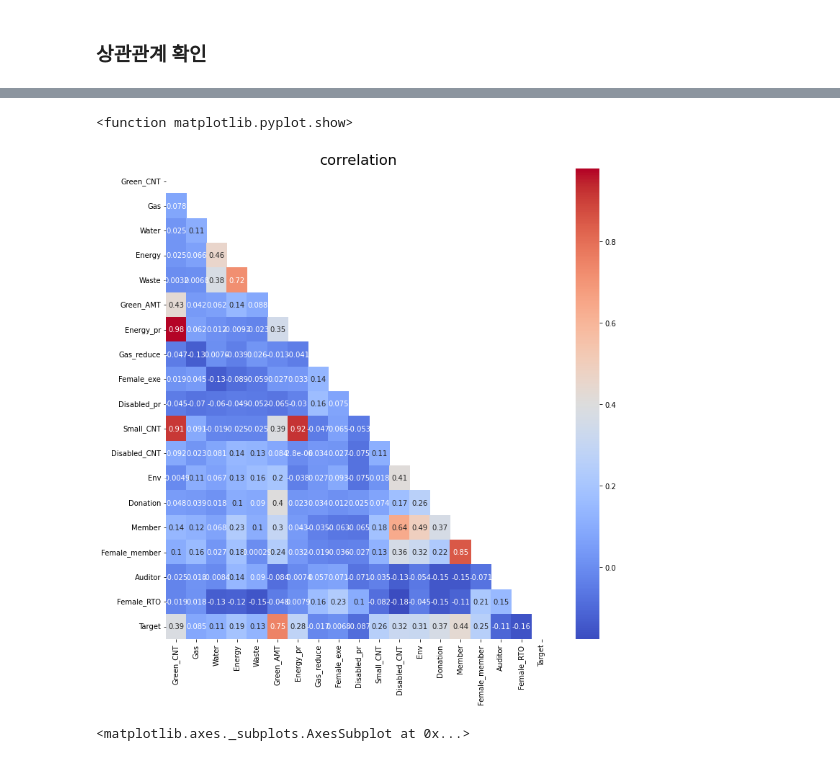
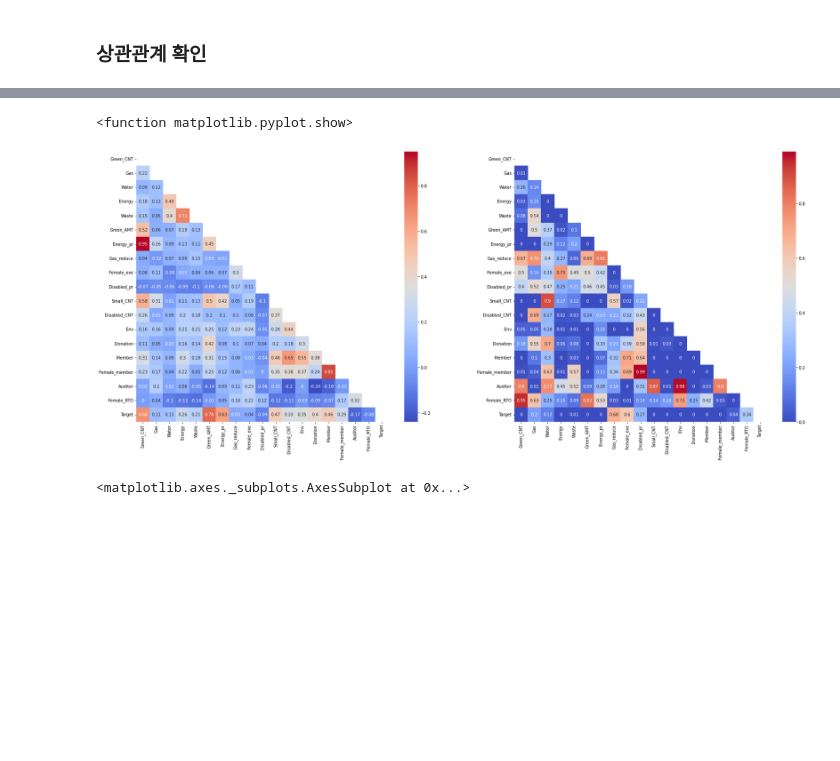
Before and after one commit to dev-gw/Procurement_analysis, a Jupyter notebook: DS_gw.ipynb, the cells around one changed output, grey strips where cells are left out. Drawn from its saved outputs; the diff is of its cells as text; code cells hidden in the pictures; blank space fills up the shorter version.

```diff
--- a/DS_gw.ipynb
+++ b/DS_gw.ipynb
@@ -104,8 +105,10 @@ data.isna().sum()
 dtype: int64
 # %%
 # 컬럼명 변경
+column_names = ['Green_CNT','Gas','Water','Energy','Waste','Green_AMT','Energy_pr','Gas_reduce','Female_exe',
+                'Disabled_pr','Small_CNT','Disabled_CNT','Env','Donation','Member','Female_member','Auditor','Female_RTO','Target']
 data.columns = ['Green_CNT','Gas','Water','Energy','Waste','Green_AMT','Energy_pr','Gas_reduce','Female_exe',
-                'Disabled_pr','Small_CNT','Disabled_CNT','Env','Donation','Member','Female_member','Auditor','Female_RTO','Target' ]
+                'Disabled_pr','Small_CNT','Disabled_CNT','Env','Donation','Member','Female_member','Auditor','Female_RTO','Target']
 # %% [markdown]
 ### **EDA 및 전처리**
 # %%
@@ -206,12 +211,25 @@ corr_data
-# %%
-# 시각화
-mask = np.zeros_like(corr_data) # 숫자 표시
-mask[np.triu_indices_from(mask)] = True # 상삼각만
-plt.figure(figsize=(12,12))
-sns.heatmap(corr_data, annot=True, mask=mask, cmap='coolwarm')
-plt.title('correlation', fontsize=20)
-plt.show
-# %% [output]
-<function matplotlib.pyplot.show>
-[figure, removed]
+# %%
+# p-value
+def corr_p(df):
+    col_len = len(df.columns)
+    p_df = pd.DataFrame(np.zeros((col_len,col_len)),columns=df.columns, index=df.columns)
+    for idx in range(len(p_df.index)):
+      for col in range(len(p_df.columns)):
+            p_df.iloc[idx,col] = round(stats.pearsonr(df[column_names[idx]], df[column_names[col]])[1],2)
+    return p_df
+
+corr_p = corr_p(data)
+# %%
+# 시각화
+mask1 = np.zeros_like(corr_data)
+mask2 = np.zeros_like(corr_p)
+mask1[np.triu_indices_from(mask1)] = True
+mask2[np.triu_indices_from(mask2)] = True
+fig, axs = plt.subplots(figsize=(30,12), nrows=1,ncols=2, squeeze=False)
+sns.heatmap(corr_data, annot=True,mask=mask1, cmap='coolwarm', ax=axs[0][0])
+sns.heatmap(corr_p, annot=True, mask=mask2, cmap='coolwarm', ax=axs[0][1])
+plt.show
+# %% [output]
+<function matplotlib.pyplot.show>
+[figure, added]
 # %%
```
Also changed, not shown: parts of 8 cells of this notebook, 1 other file.
